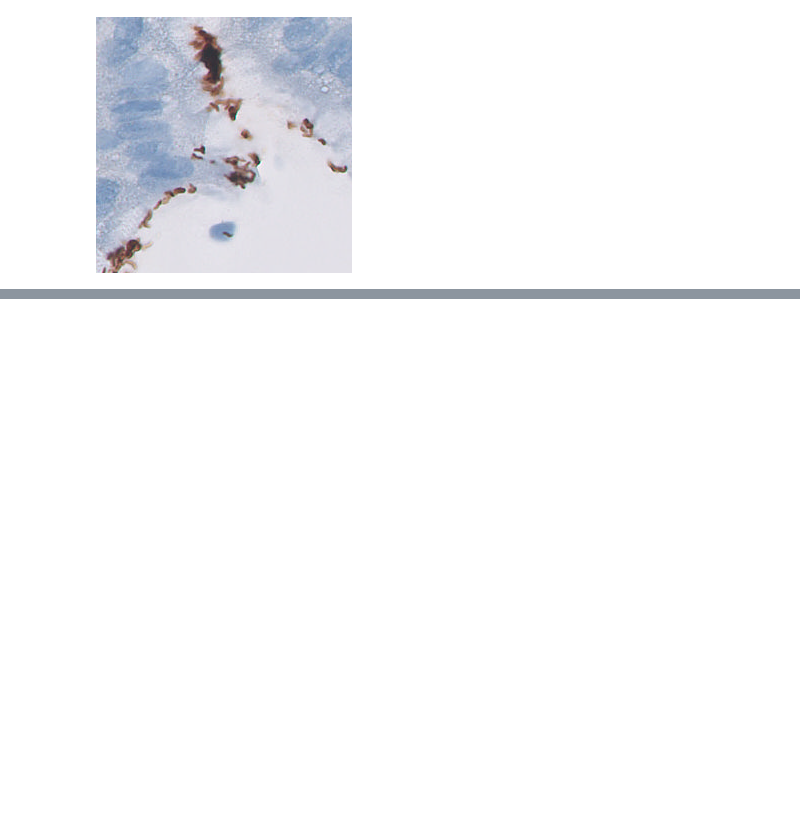
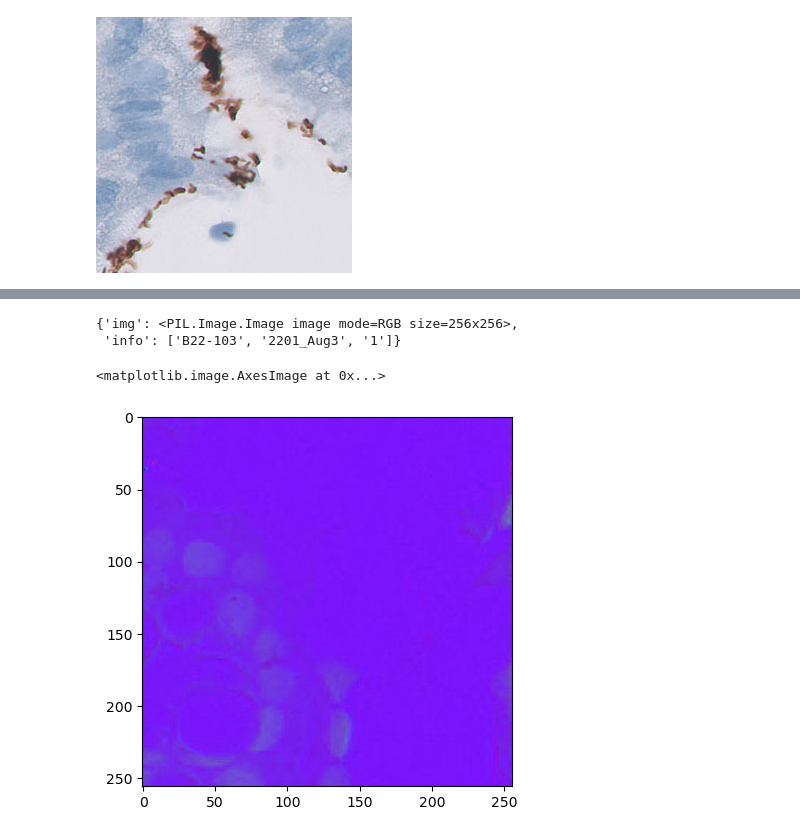
Before and after one commit to Arnau1/Helicobacter, a Jupyter notebook: DataProcessing.ipynb, the cells around one changed output, grey strips where cells are left out. Drawn from its saved outputs; the diff is of its cells as text; code cells hidden in the pictures; blank space fills up the shorter version.

```diff
--- a/DataProcessing.ipynb
+++ b/DataProcessing.ipynb
@@ -144,0 +202,14 @@ with open('images.pkl', 'wb') as f:
+# %%
+has_bacteria[29]
+# %% [output]
+{'img': <PIL.Image.Image image mode=RGB size=256x256>,
+ 'info': ['B22-103', '2201_Aug3', '1']}
+# %%
+
+
+open_cv_image = np.array(ori[-2])[:, :, ::-1].copy()
+hsvFrame = cv2.cvtColor(open_cv_image, cv2.COLOR_BGR2HSV)
+plt.imshow(hsvFrame)
+# %% [output]
+<matplotlib.image.AxesImage at 0x...>
+[figure, added]
```
Also changed, not shown: parts of 16 cells of this notebook, 1 other file.
